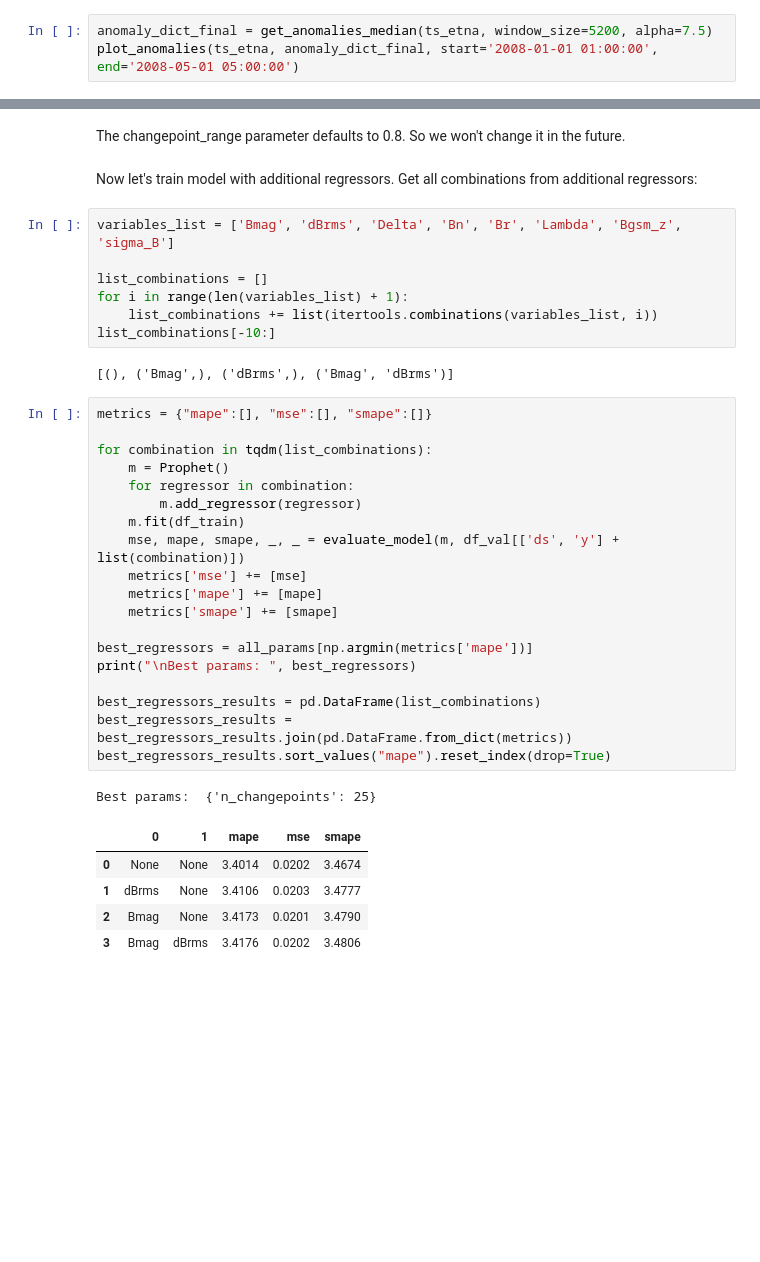
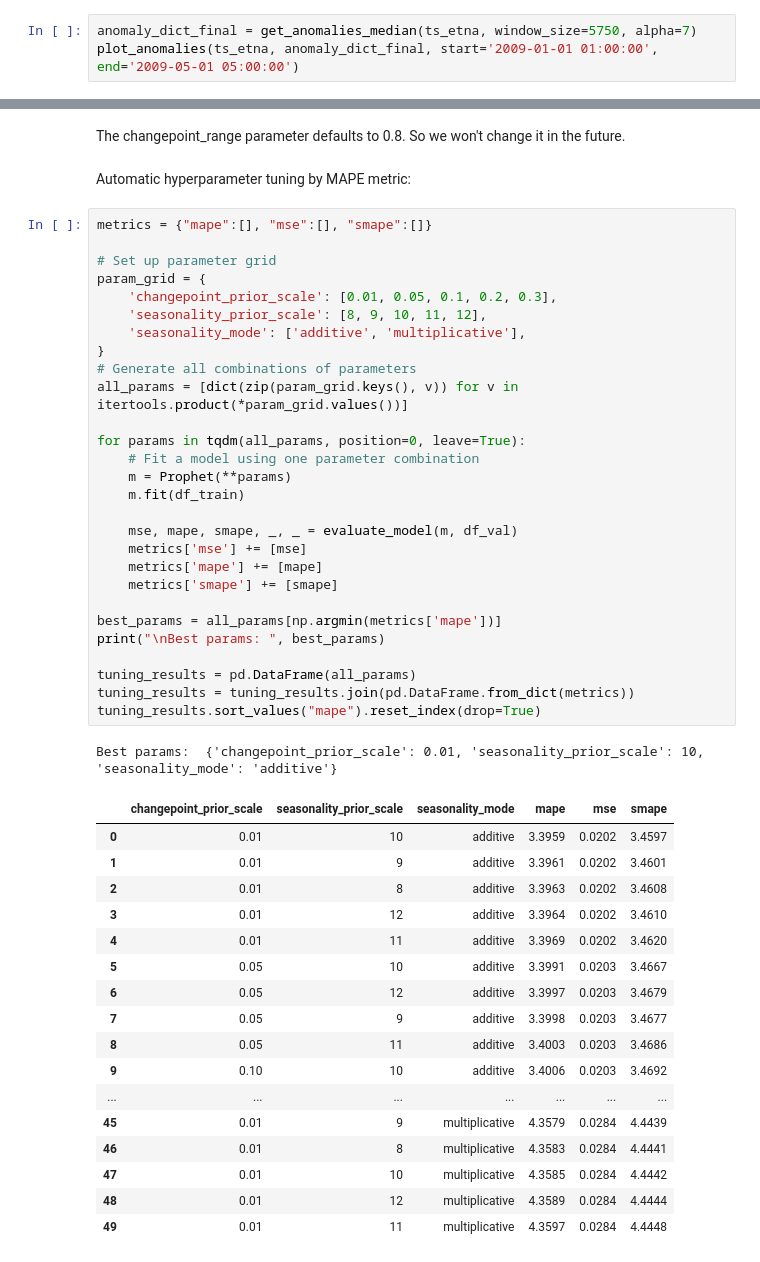
Before and after one commit to OkoksNeDam/geoinformation-data-forecasting, a Jupyter notebook: prophet.ipynb, the cells around one changed output, grey strips where cells are left out. Drawn from its saved outputs; the diff is of its cells as text; blank space fills up the shorter version.

```diff
--- a/prophet.ipynb
+++ b/prophet.ipynb
@@ -397,6 +410,6 @@ interactive(children=(IntSlider(value=100, continuous_update=False, description=
 # %% [markdown]
 It really seems like it's getting better. So we will use this parameters further
 # %%
-anomaly_dict_final = get_anomalies_median(ts_etna, window_size=5200, alpha=7.5)
-plot_anomalies(ts_etna, anomaly_dict_final, start='2008-01-01 01:00:00', end='2008-05-01 05:00:00')
+anomaly_dict_final = get_anomalies_median(ts_etna, window_size=5750, alpha=7)
+plot_anomalies(ts_etna, anomaly_dict_final, start='2009-01-01 01:00:00', end='2009-05-01 05:00:00')
 # %% [output]
@@ -464,39 +477,51 @@ Best changepoint_range: 0.8
 # %% [markdown]
 The changepoint_range parameter defaults to 0.8. So we won't change it in the future.
-# %% [markdown]
-Now let's train model with additional regressors. Get all combinations from additional regressors:
-# %%
-variables_list = ['Bmag', 'dBrms', 'Delta', 'Bn', 'Br', 'Lambda', 'Bgsm_z', 'sigma_B']
-
-list_combinations = []
-for i in range(len(variables_list) + 1):
-    list_combinations += list(itertools.combinations(variables_list, i))
-list_combinations[-10:]
-# %% [output]
-[(), ('Bmag',), ('dBrms',), ('Bmag', 'dBrms')]
+# %% [markdown]
+Automatic hyperparameter tuning by MAPE metric:
 # %%
 metrics = {"mape":[], "mse":[], "smape":[]}
 
-for combination in tqdm(list_combinations):
-    m = Prophet()
-    for regressor in combination:
-        m.add_regressor(regressor)
+# Set up parameter grid
+param_grid = {
+    'changepoint_prior_scale': [0.01, 0.05, 0.1, 0.2, 0.3],
+    'seasonality_prior_scale': [8, 9, 10, 11, 12],
+    'seasonality_mode': ['additive', 'multiplicative'],
+}
+# Generate all combinations of parameters
+all_params = [dict(zip(param_grid.keys(), v)) for v in itertools.product(*param_grid.values())]
+
+for params in tqdm(all_params, position=0, leave=True):
+    # Fit a model using one parameter combination
+    m = Prophet(**params)
     m.fit(df_train)
-    mse, mape, smape, _, _ = evaluate_model(m, df_val[['ds', 'y'] + list(combination)])
+
+    mse, mape, smape, _, _ = evaluate_model(m, df_val)
     metrics['mse'] += [mse]
     metrics['mape'] += [mape]
     metrics['smape'] += [smape]
 
-best_regressors = all_params[np.argmin(metrics['mape'])]
-print("\nBest params: ", best_regressors)
+best_params = all_params[np.argmin(metrics['mape'])]
+print("\nBest params: ", best_params)
 
-best_regressors_results = pd.DataFrame(list_combinations)
-best_regressors_results = best_regressors_results.join(pd.DataFrame.from_dict(metrics))
-best_regressors_results.sort_values("mape").reset_index(drop=True)
+tuning_results = pd.DataFrame(all_params)
+tuning_results = tuning_results.join(pd.DataFrame.from_dict(metrics))
+tuning_results.sort_values("mape").reset_index(drop=True)
 # %% [output]
-Best params:  {'n_changepoints': 25}
+Best params:  {'changepoint_prior_scale': 0.01, 'seasonality_prior_scale': 10, 'seasonality_mode': 'additive'}
-|  | 0 | 1 | mape | mse | smape |
-| 0 | None | None | 3.4014 | 0.0202 | 3.4674 |
-| 1 | dBrms | None | 3.4106 | 0.0203 | 3.4777 |
-| 2 | Bmag | None | 3.4173 | 0.0201 | 3.4790 |
-| 3 | Bmag | dBrms | 3.4176 | 0.0202 | 3.4806 |
+|  | changepoint_prior_scale | seasonality_prior_scale | seasonality_mode | mape | mse | smape |
+| 0 | 0.01 | 10 | additive | 3.3959 | 0.0202 | 3.4597 |
+| 1 | 0.01 | 9 | additive | 3.3961 | 0.0202 | 3.4601 |
+| 2 | 0.01 | 8 | additive | 3.3963 | 0.0202 | 3.4608 |
+| 3 | 0.01 | 12 | additive | 3.3964 | 0.0202 | 3.4610 |
+| 4 | 0.01 | 11 | additive | 3.3969 | 0.0202 | 3.4620 |
+| 5 | 0.05 | 10 | additive | 3.3991 | 0.0203 | 3.4667 |
+| 6 | 0.05 | 12 | additive | 3.3997 | 0.0203 | 3.4679 |
+| 7 | 0.05 | 9 | additive | 3.3998 | 0.0203 | 3.4677 |
+| 8 | 0.05 | 11 | additive | 3.4003 | 0.0203 | 3.4686 |
+| 9 | 0.10 | 10 | additive | 3.4006 | 0.0203 | 3.4692 |
+| ... | ... | ... | ... | ... | ... | ... |
+| 45 | 0.01 | 9 | multiplicative | 4.3579 | 0.0284 | 4.4439 |
+| 46 | 0.01 | 8 | multiplicative | 4.3583 | 0.0284 | 4.4441 |
+| 47 | 0.01 | 10 | multiplicative | 4.3585 | 0.0284 | 4.4442 |
+| 48 | 0.01 | 12 | multiplicative | 4.3589 | 0.0284 | 4.4444 |
+| 49 | 0.01 | 11 | multiplicative | 4.3597 | 0.0284 | 4.4448 |
```
Also changed, not shown: parts of 15 cells of this notebook.
